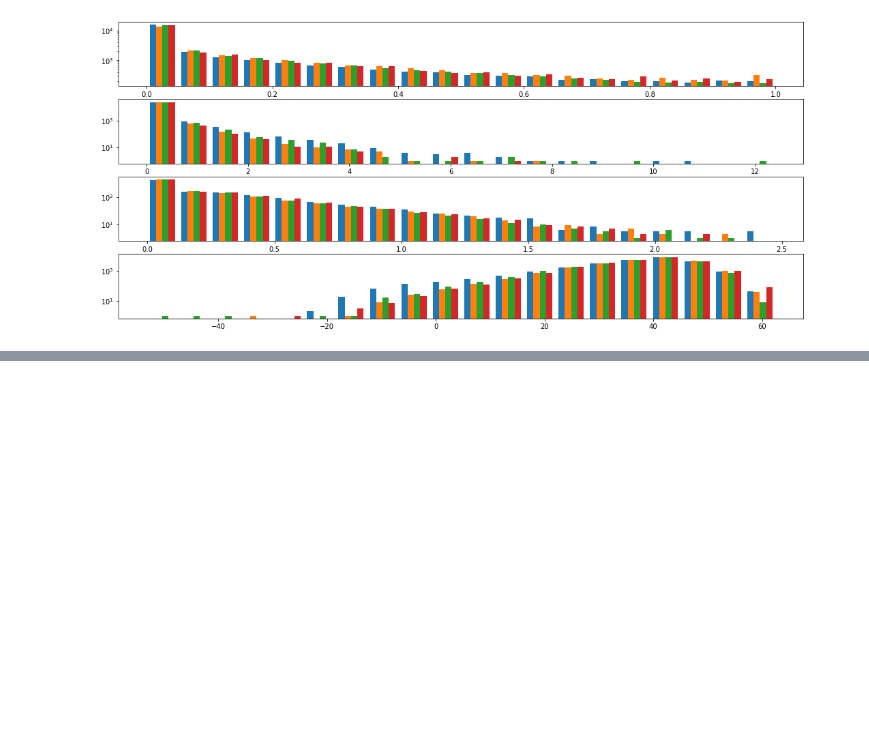
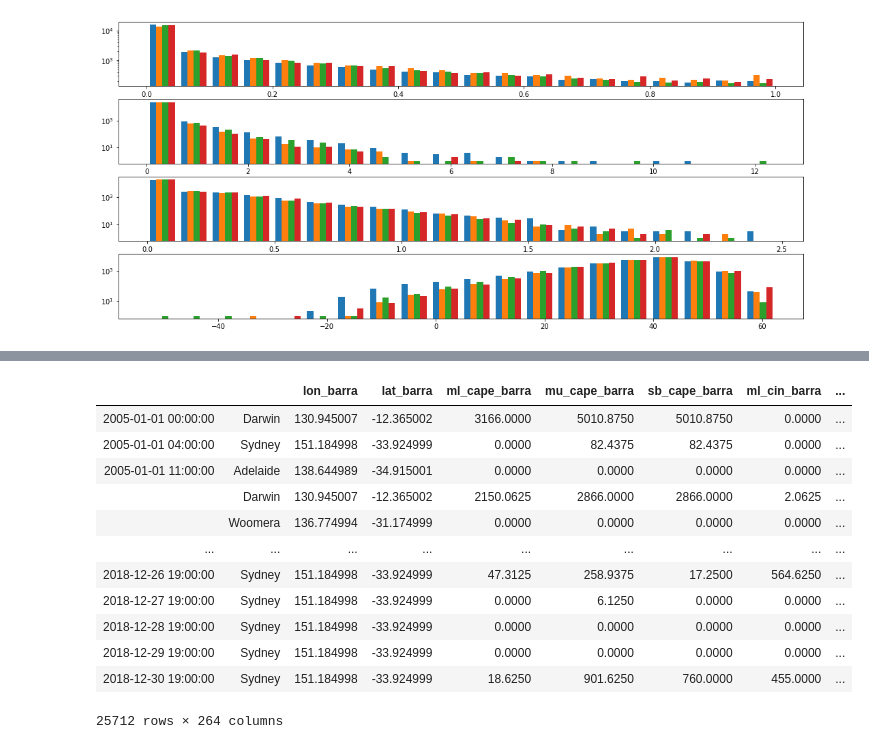
Before and after one commit to harel-coffee/SCW-analysis-auto, a Jupyter notebook: reanalysis_distr_compare.ipynb, the cells around one changed output, grey strips where cells are left out. Drawn from its saved outputs; the diff is of its cells as text; code cells hidden in the pictures; blank space fills up the shorter version.

```diff
--- a/reanalysis_distr_compare.ipynb
+++ b/reanalysis_distr_compare.ipynb
@@ -173,0 +175,16 @@ Text(0.3, 0.09, 'Observed values')
+# %%
+merged
+# %% [output]
+|  |  | lon_barra | lat_barra | ml_cape_barra | mu_cape_barra | sb_cape_barra | ml_cin_barra | ... |
+| 2005-01-01 00:00:00 | Darwin | 130.945007 | -12.365002 | 3166.0000 | 5010.8750 | 5010.8750 | 0.0000 | ... |
+| 2005-01-01 04:00:00 | Sydney | 151.184998 | -33.924999 | 0.0000 | 82.4375 | 82.4375 | 0.0000 | ... |
+| 2005-01-01 11:00:00 | Adelaide | 138.644989 | -34.915001 | 0.0000 | 0.0000 | 0.0000 | 0.0000 | ... |
+|  | Darwin | 130.945007 | -12.365002 | 2150.0625 | 2866.0000 | 2866.0000 | 2.0625 | ... |
+|  | Woomera | 136.774994 | -31.174999 | 0.0000 | 0.0000 | 0.0000 | 0.0000 | ... |
+| ... | ... | ... | ... | ... | ... | ... | ... | ... |
+| 2018-12-26 19:00:00 | Sydney | 151.184998 | -33.924999 | 47.3125 | 258.9375 | 17.2500 | 564.6250 | ... |
+| 2018-12-27 19:00:00 | Sydney | 151.184998 | -33.924999 | 0.0000 | 6.1250 | 0.0000 | 0.0000 | ... |
+| 2018-12-28 19:00:00 | Sydney | 151.184998 | -33.924999 | 0.0000 | 0.0000 | 0.0000 | 0.0000 | ... |
+| 2018-12-29 19:00:00 | Sydney | 151.184998 | -33.924999 | 0.0000 | 0.0000 | 0.0000 | 0.0000 | ... |
+| 2018-12-30 19:00:00 | Sydney | 151.184998 | -33.924999 | 18.6250 | 901.6250 | 760.0000 | 455.0000 | ... |
+25712 rows × 264 columns
```
Also changed, not shown: parts of 1 cell of this notebook, 1 other file.
